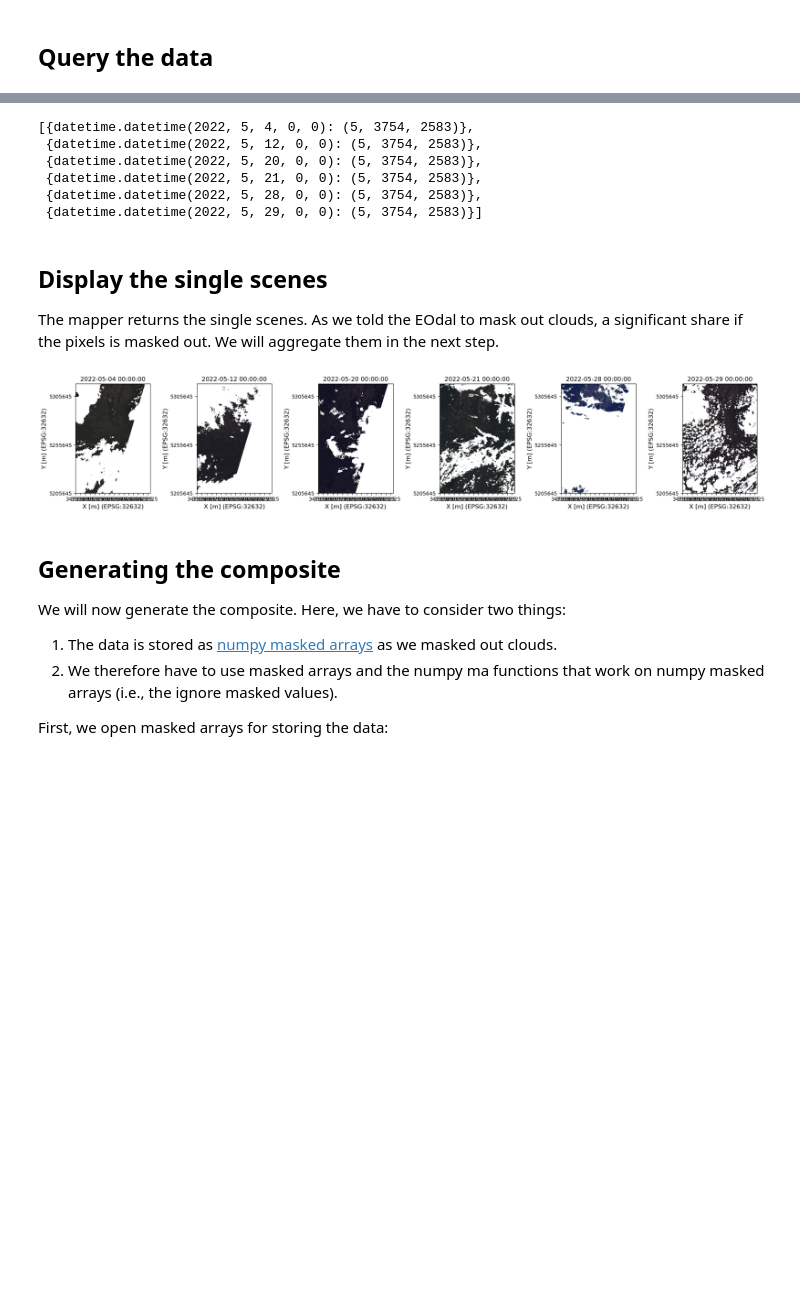
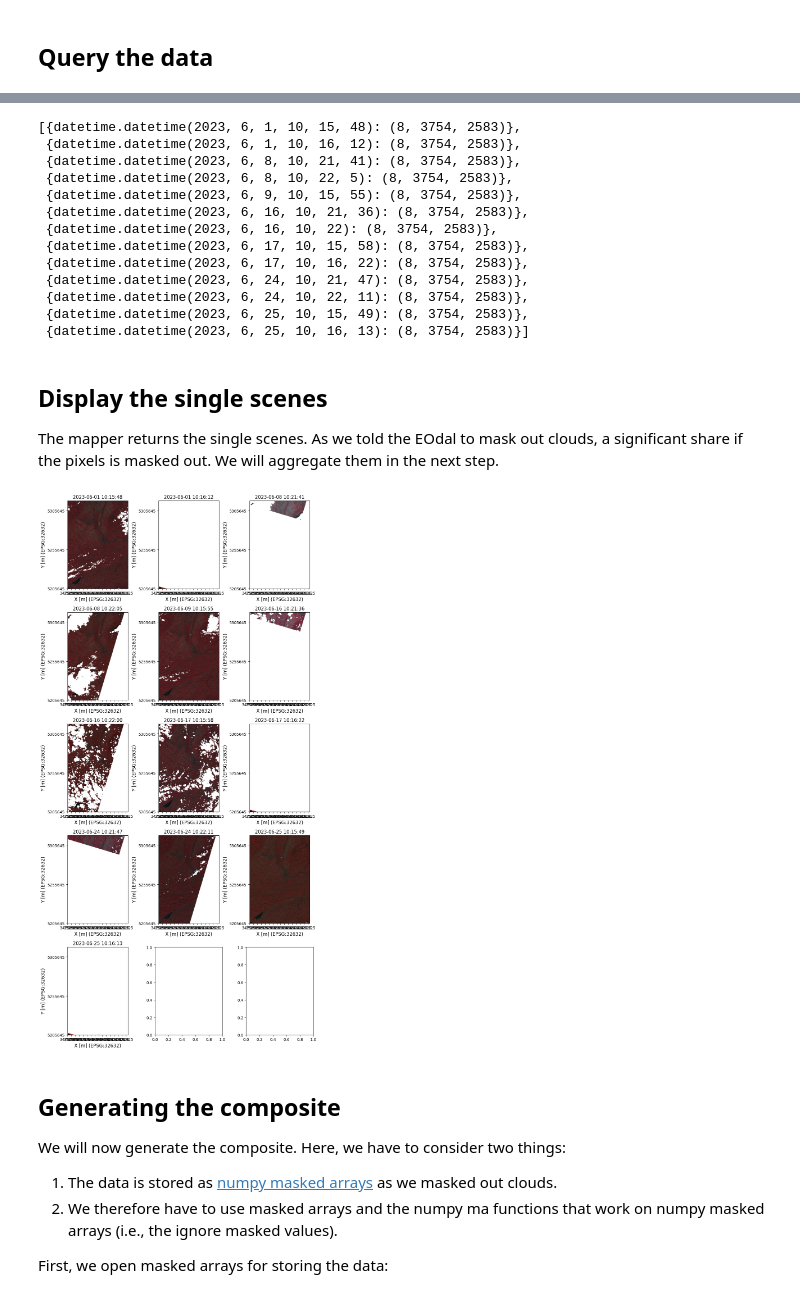
Before and after one commit to terensis-dev/eodal_tutorials, a Jupyter notebook: 01_general/04_Multitemporal_Composites.ipynb, the cells around one changed output, grey strips where cells are left out. Drawn from its saved outputs; the diff is of its cells as text; code cells hidden in the pictures; blank space fills up the shorter version.

Commit message:
minor fixes and updated time period

```diff
--- a/01_general/04_Multitemporal_Composites.ipynb
+++ b/01_general/04_Multitemporal_Composites.ipynb
@@ -65,13 +70,12 @@ feature = Feature(
     attributes={})
 
 # ------------------------- Time Range ---------------------------------
-time_start = datetime(2022, 5, 1)
-time_end = datetime(2022, 5, 31)
+time_start = datetime(2023, 6, 1)
+time_end = datetime(2023, 6, 30)
 
 # ------------------------- Metadata Filters ---------------------------
 metadata_filters = [
-    Filter('eo:cloud_cover', '<', 70),
-    Filter('landsat:wrs_row', '==', '027'),
+    Filter('eo:cloud_cover', '<=', 70),
     Filter('instruments', '==', 'oli')
 ]
 
@@ -150,8 +154,8 @@ Number of Landsat scenes found: 6
 scene_kwargs = {
     'scene_constructor': Landsat.from_usgs,
     'scene_constructor_kwargs': {
-        'band_selection': ["blue", "green", "red", "nir08", "qa_pixel"],
-        'read_qa': False},
+        'band_selection': ["blue", "green", "red", "nir08"],
+        'read_qa': True},
     'scene_modifier': prepocess_landsat_scene,
     'scene_modifier_kwargs': {}}
 
@@ -173,20 +177,27 @@ Scene Identifiers:    LC08_L2SP_196027_20220504_20220511_02_T1, LC09_L2SP_196027
 shapes = [{timestamp: scene.get_values().shape} for timestamp, scene in mapper.data]
 shapes
 # %% [output]
-[{datetime.datetime(2022, 5, 4, 0, 0): (5, 3754, 2583)},
- {datetime.datetime(2022, 5, 12, 0, 0): (5, 3754, 2583)},
- {datetime.datetime(2022, 5, 20, 0, 0): (5, 3754, 2583)},
- {datetime.datetime(2022, 5, 21, 0, 0): (5, 3754, 2583)},
- {datetime.datetime(2022, 5, 28, 0, 0): (5, 3754, 2583)},
- {datetime.datetime(2022, 5, 29, 0, 0): (5, 3754, 2583)}]
+[{datetime.datetime(2023, 6, 1, 10, 15, 48): (8, 3754, 2583)},
+ {datetime.datetime(2023, 6, 1, 10, 16, 12): (8, 3754, 2583)},
+ {datetime.datetime(2023, 6, 8, 10, 21, 41): (8, 3754, 2583)},
+ {datetime.datetime(2023, 6, 8, 10, 22, 5): (8, 3754, 2583)},
+ {datetime.datetime(2023, 6, 9, 10, 15, 55): (8, 3754, 2583)},
+ {datetime.datetime(2023, 6, 16, 10, 21, 36): (8, 3754, 2583)},
+ {datetime.datetime(2023, 6, 16, 10, 22): (8, 3754, 2583)},
+ {datetime.datetime(2023, 6, 17, 10, 15, 58): (8, 3754, 2583)},
+ {datetime.datetime(2023, 6, 17, 10, 16, 22): (8, 3754, 2583)},
+ {datetime.datetime(2023, 6, 24, 10, 21, 47): (8, 3754, 2583)},
+ {datetime.datetime(2023, 6, 24, 10, 22, 11): (8, 3754, 2583)},
+ {datetime.datetime(2023, 6, 25, 10, 15, 49): (8, 3754, 2583)},
+ {datetime.datetime(2023, 6, 25, 10, 16, 13): (8, 3754, 2583)}]
 # %% [markdown]
 ## Display the single scenes
 
 The mapper returns the single scenes. As we told the EOdal to mask out clouds, a significant share if the pixels is masked out. We will aggregate them in the next step.
 # %%
-f = mapper.data.plot(band_selection=['red', 'green', 'blue'], figsize=(20, 20))
+f = mapper.data.plot(band_selection=['nir08', 'red', 'green'], figsize=(10, 20), max_scenes_in_row=3)
 # %% [output]
-[figure, old version]
+[figure, new version]
 # %% [markdown]
 ## Generating the composite
 
```
Also changed, not shown: parts of 8 cells of this notebook.
